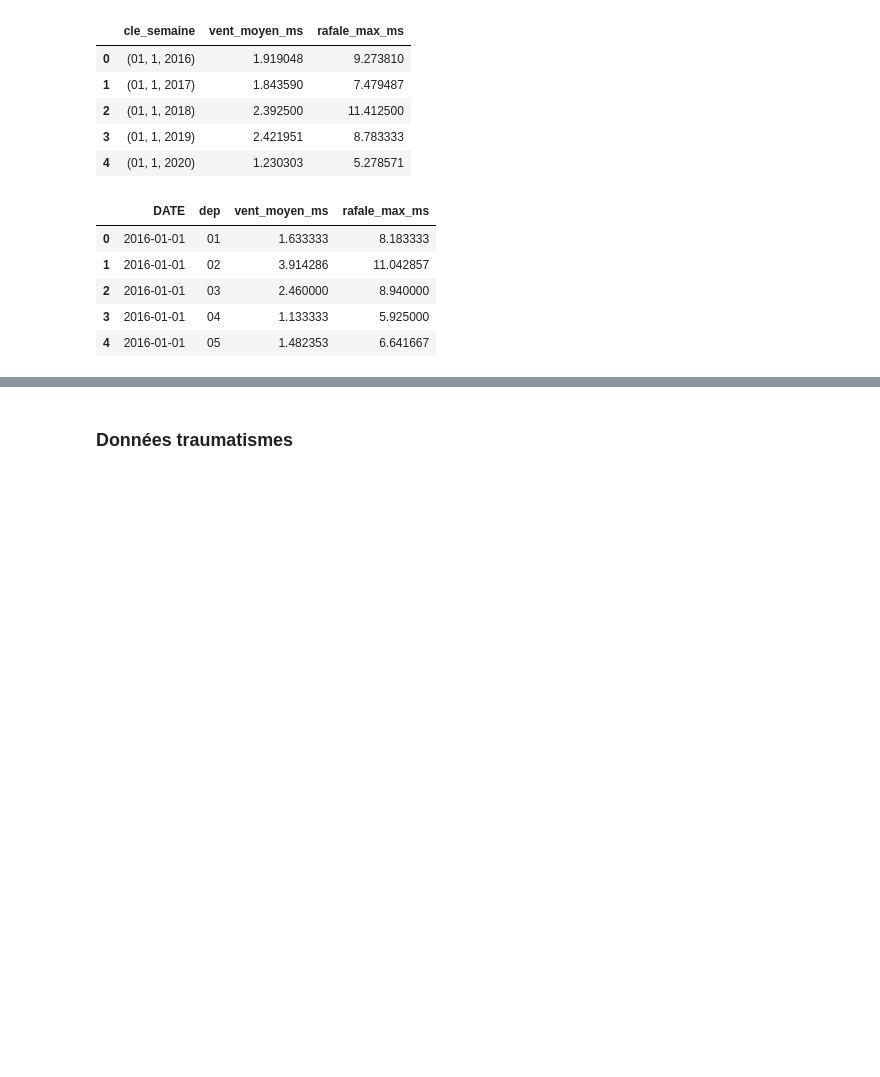
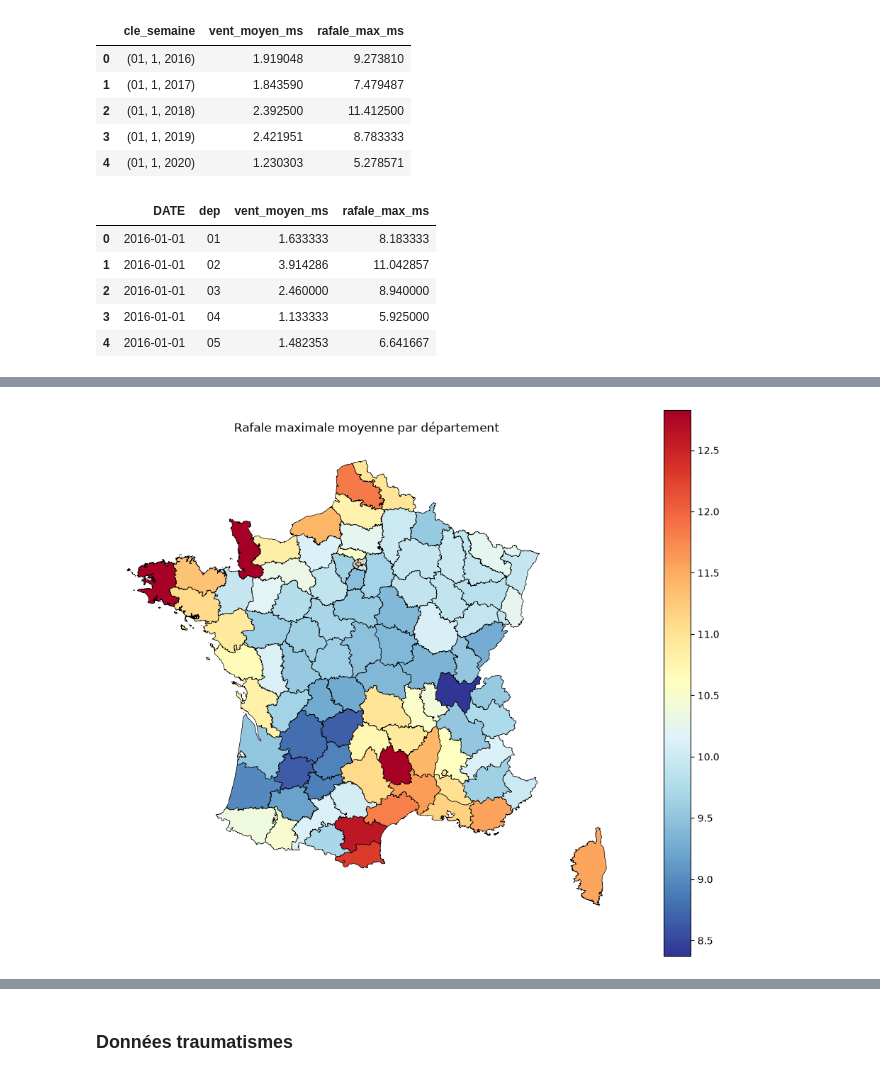
Before and after one commit to jadevalade2/projet_python_datascience_2AS1, a Jupyter notebook: rapport.ipynb, the cells around one changed output, grey strips where cells are left out. Drawn from its saved outputs; the diff is of its cells as text; code cells hidden in the pictures; blank space fills up the shorter version.

```diff
--- a/rapport.ipynb
+++ b/rapport.ipynb
@@ -109,0 +262,29 @@ meteo_jour.head()
+# %%
+donnee_rafale_max_ms = meteoDF.groupby('dep')['rafale_max_ms'].mean().reset_index()
+
+carte = departements_metropole.merge(
+    donnee_rafale_max_ms,
+    left_on="INSEE_DEP",
+    right_on="dep",
+    how="left"
+
+)
+
+### On change le système de coordonnées en système Lambert-93
+carte = carte.to_crs(2154)
+
+carte.plot(
+    column="rafale_max_ms",
+    cmap="RdYlBu_r",
+    legend=True,
+    edgecolor="black",
+    linewidth=0.5,
+    figsize=(12, 10),
+    missing_kwds={"color": "lightgrey"}
+)
+
+plt.title("Rafale maximale moyenne par département")
+plt.axis("off")
+plt.show()
+# %% [output]
+[figure, added]
```
Also changed, not shown: parts of 13 cells of this notebook.
